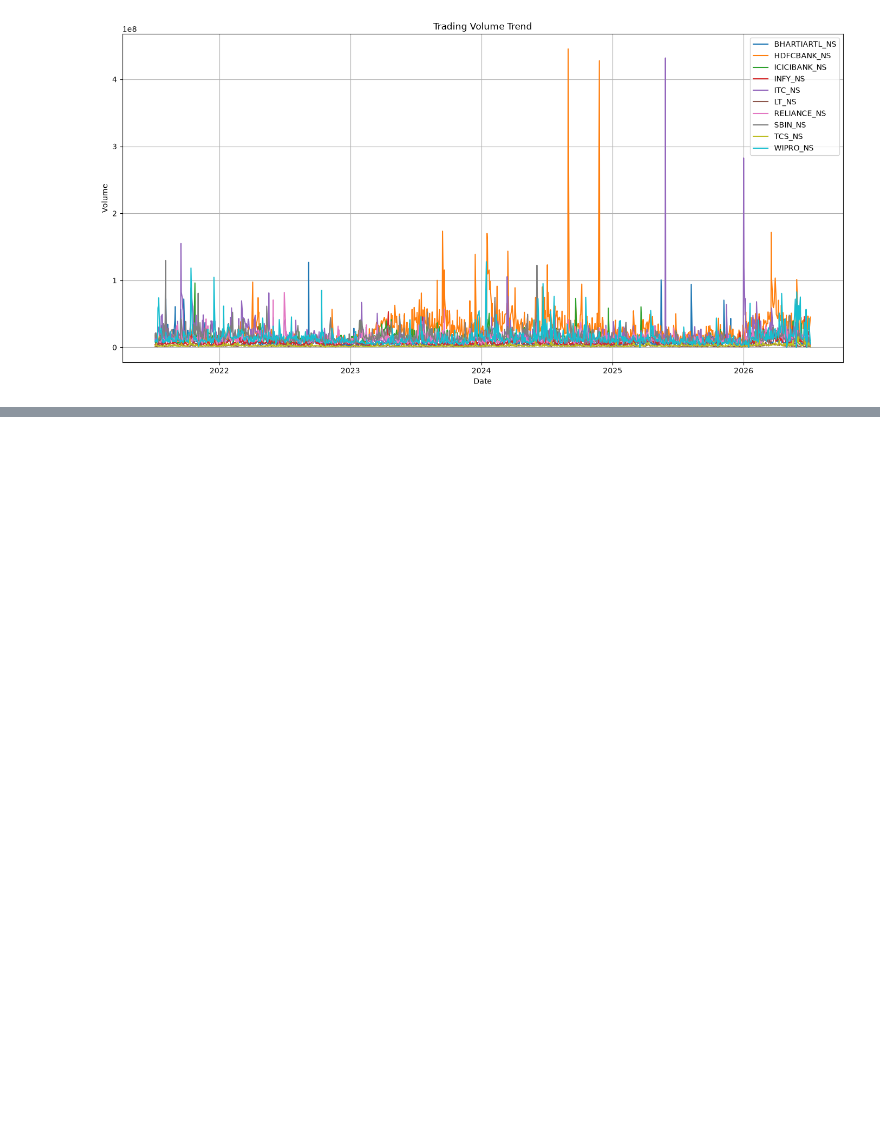
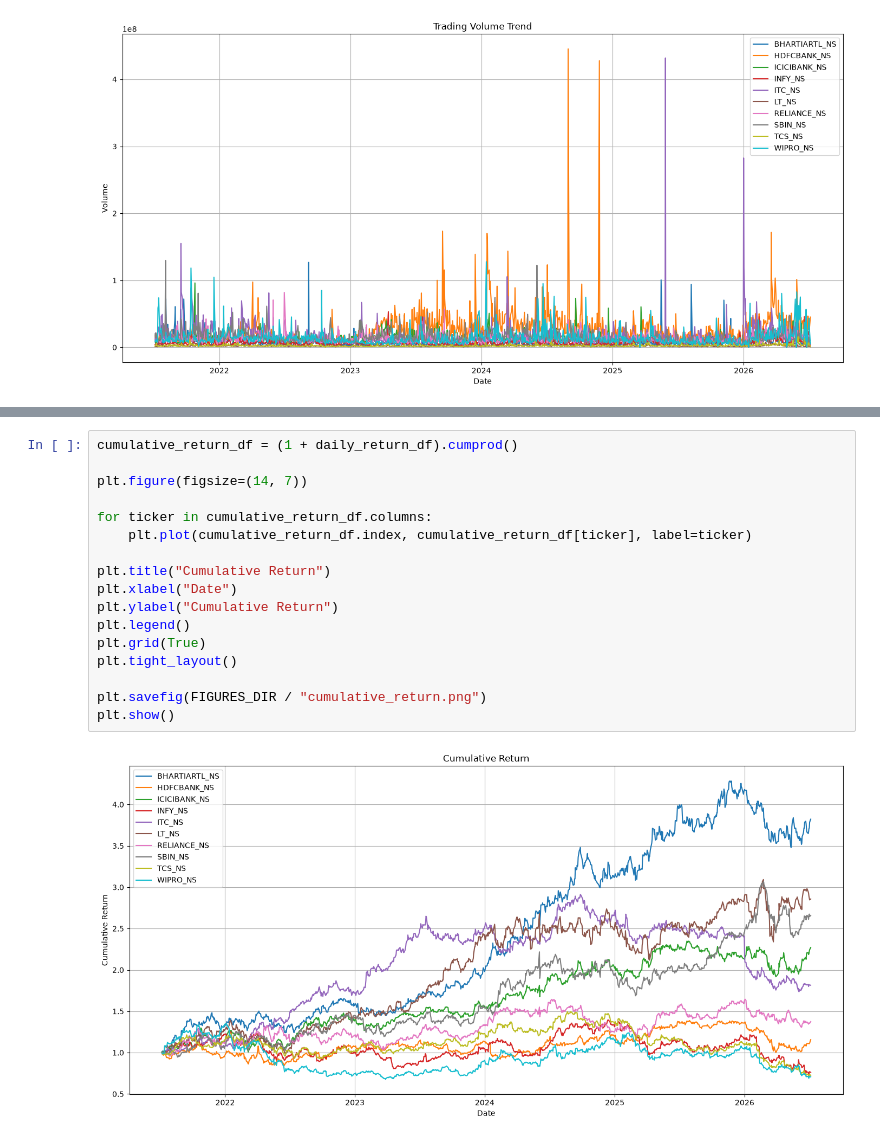
Before and after one commit to komolikadagare25/Portfolio-recommendation-system, a Jupyter notebook: ml/notebooks/EDA.ipynb, the cells around one changed output, grey strips where cells are left out. Drawn from its saved outputs; the diff is of its cells as text; blank space fills up the shorter version.

```diff
--- a/ml/notebooks/EDA.ipynb
+++ b/ml/notebooks/EDA.ipynb
@@ -161,0 +217,19 @@ plt.show()
+# %%
+cumulative_return_df = (1 + daily_return_df).cumprod()
+
+plt.figure(figsize=(14, 7))
+
+for ticker in cumulative_return_df.columns:
+    plt.plot(cumulative_return_df.index, cumulative_return_df[ticker], label=ticker)
+
+plt.title("Cumulative Return")
+plt.xlabel("Date")
+plt.ylabel("Cumulative Return")
+plt.legend()
+plt.grid(True)
+plt.tight_layout()
+
+plt.savefig(FIGURES_DIR / "cumulative_return.png")
+plt.show()
+# %% [output]
+[figure, added]
```
Also changed, not shown: parts of 15 cells of this notebook, 7 other files.
